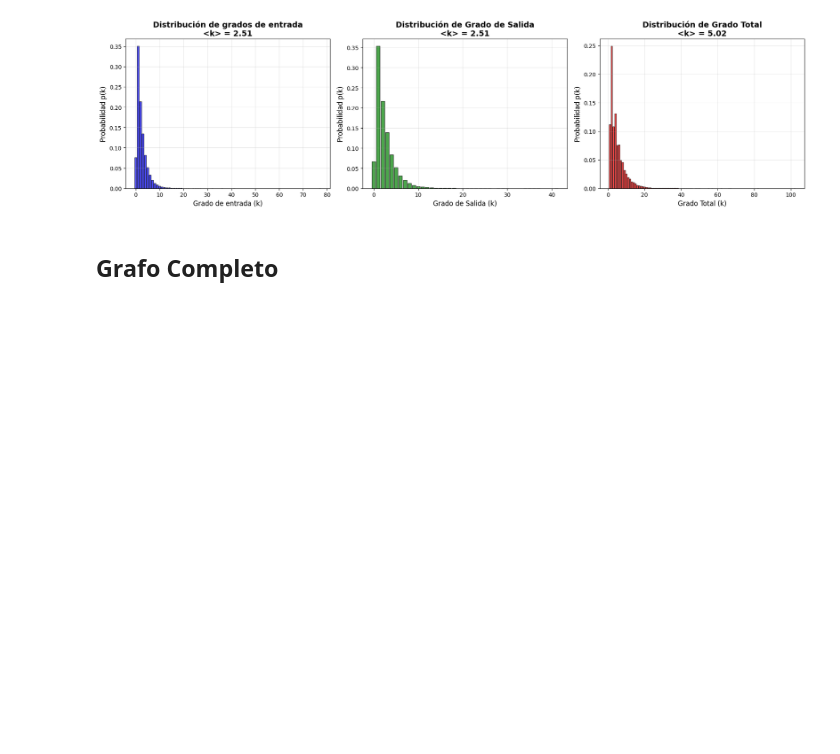
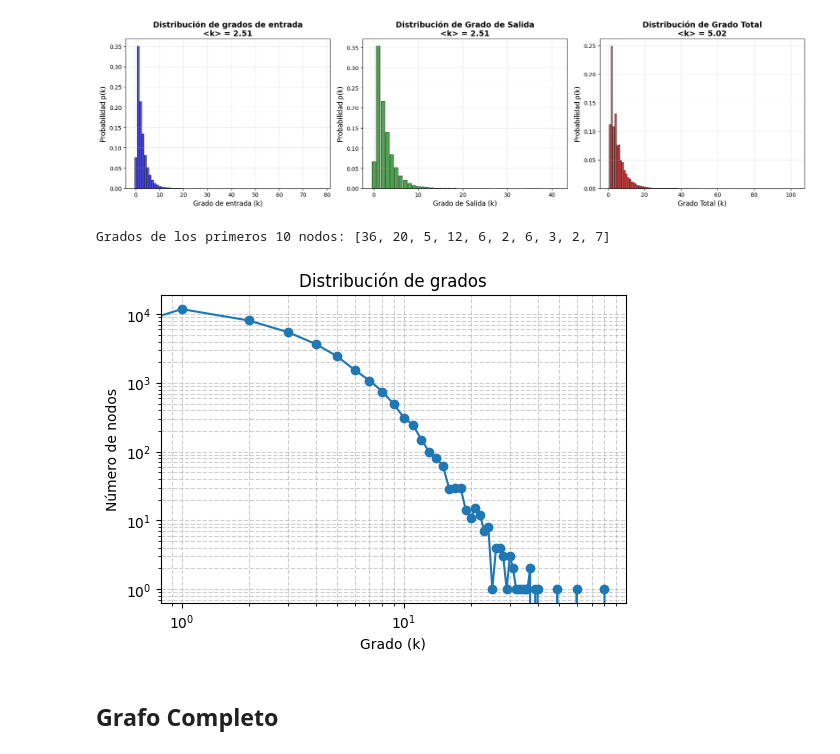
Before and after one commit to andrestobelem/networkscience, a Jupyter notebook: graph_theory.ipynb, the cells around one changed output. Cells and saved outputs as stored; diff of their text form; code cells hidden in the pictures; blank space fills up the shorter version.

Commit message:
Update graph theory notebook with new code for degree distribution analysis and reset execution counts

```diff
--- a/graph_theory.ipynb
+++ b/graph_theory.ipynb
@@ -514,6 +515,35 @@ plt.tight_layout()
 plt.show()
 # %% [output]
 [figure]
+# %%
+G = nx.read_edgelist("networks/phonecalls.edgelist.txt")
+
+# Lista de grados
+degrees = [d for n, d in G.degree()]
+print("Grados de los primeros 10 nodos:", degrees[:10])
+
+# Histograma de grados
+degree_count = nx.degree_histogram(G)
+
+# Distribución normalizada
+degree_prob = np.array(degree_count) / sum(degree_count)
+
+# Mostrar distribución
+# for k, p in enumerate(degree_prob):
+#     if p > 0:
+#         print(f"Grado {k}: probabilidad {p:.4f}")
+
+# Gráfico en escala log-log
+plt.figure(figsize=(6,4))
+plt.loglog(range(len(degree_count)), degree_count, marker='o')
+plt.xlabel("Grado (k)")
+plt.ylabel("Número de nodos")
+plt.title("Distribución de grados")
+plt.grid(True, which="both", ls="--", alpha=0.6)
+plt.show()
+# %% [output]
+Grados de los primeros 10 nodos: [36, 20, 5, 12, 6, 2, 6, 3, 2, 7]
+[figure, added]
 # %% [markdown]
 ## Grafo Completo
 # %%
```
Also changed, not shown: parts of 1 cell of this notebook, 1 other file.
